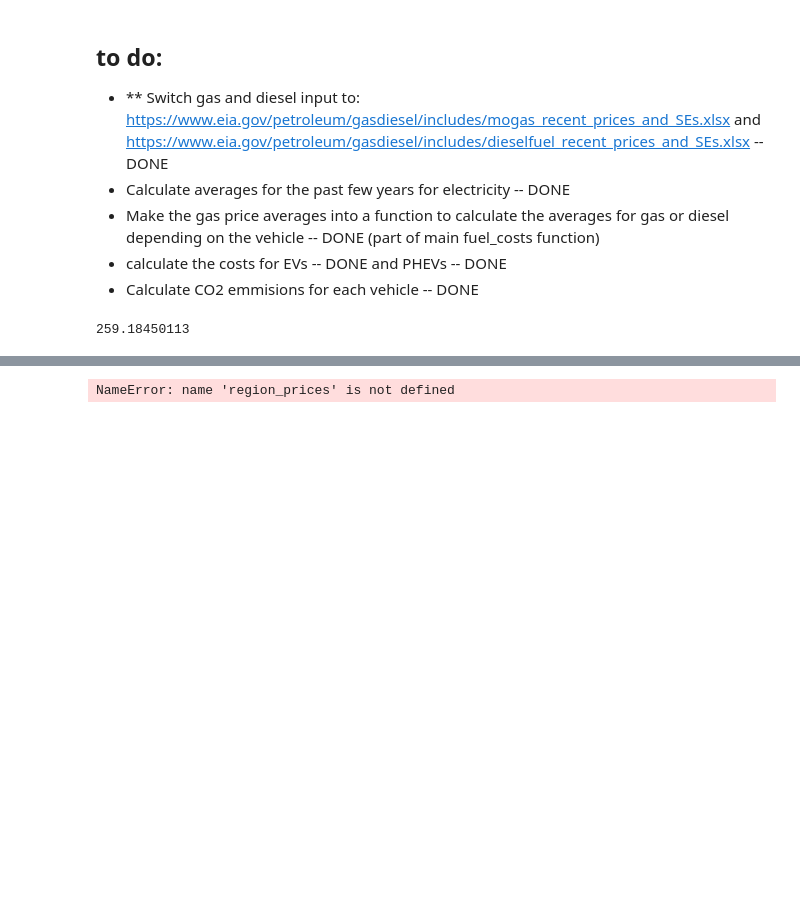
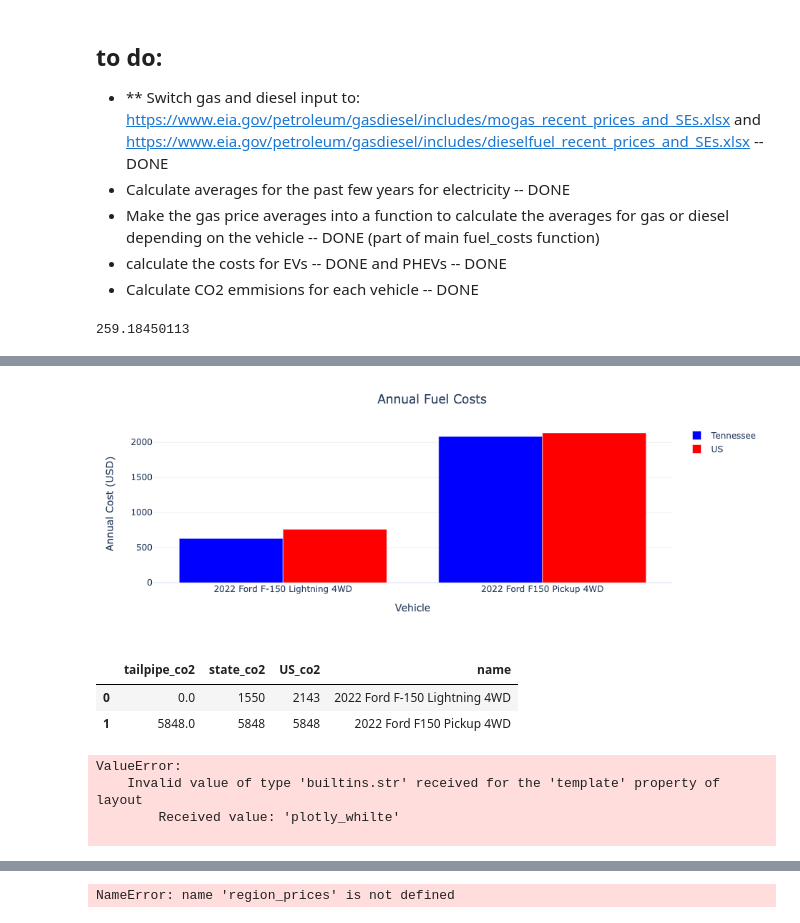
Before and after one commit to richardbradshaw/cars_dash, a Jupyter notebook: Dash_analysis.ipynb, the cells around one changed output, grey strips where cells are left out. Drawn from its saved outputs; the diff is of its cells as text; code cells hidden in the pictures; blank space fills up the shorter version.

```diff
--- a/Dash_analysis.ipynb
+++ b/Dash_analysis.ipynb
@@ -713,0 +736,25 @@ us_prices
+# %%
+car_costs_all = pd.concat([car1_costs, car2_costs])
+# %%
+fig = px.bar(car_costs_all, y='annual_cost', x='name',
+       color='area', barmode='group',
+      labels={'name': 'Vehicle', 'annual_cost': 'Annual Cost (USD)', 'area': ''},
+      color_discrete_map={state_in: 'blue', 'US': 'red'}, template='plotly_white')
+fig.update_layout(title_text='Annual Fuel Costs', title_x=0.5)
+# %% [output]
+[figure, added]
+# %%
+co2_all
+# %% [output]
+|  | tailpipe_co2 | state_co2 | US_co2 | name |
+| 0 | 0.0 | 1550 | 2143 | 2022 Ford F-150 Lightning 4WD |
+| 1 | 5848.0 | 5848 | 5848 | 2022 Ford F150 Pickup 4WD |
+# %%
+import plotly.io as pio
+pio.templates.default = 'plotly_whilte'
+pio.templates
+# %% [output]
+ValueError:
+    Invalid value of type 'builtins.str' received for the 'template' property of layout
+        Received value: 'plotly_whilte'
+
```
Also changed, not shown: parts of 18 cells of this notebook, 1 other file.
